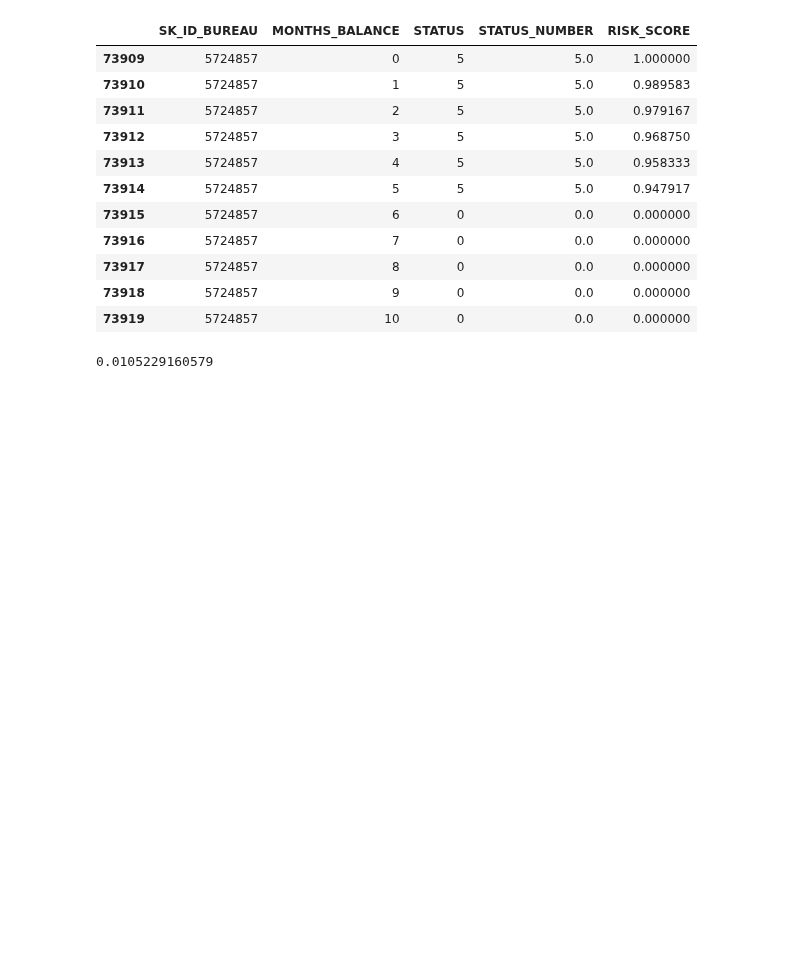
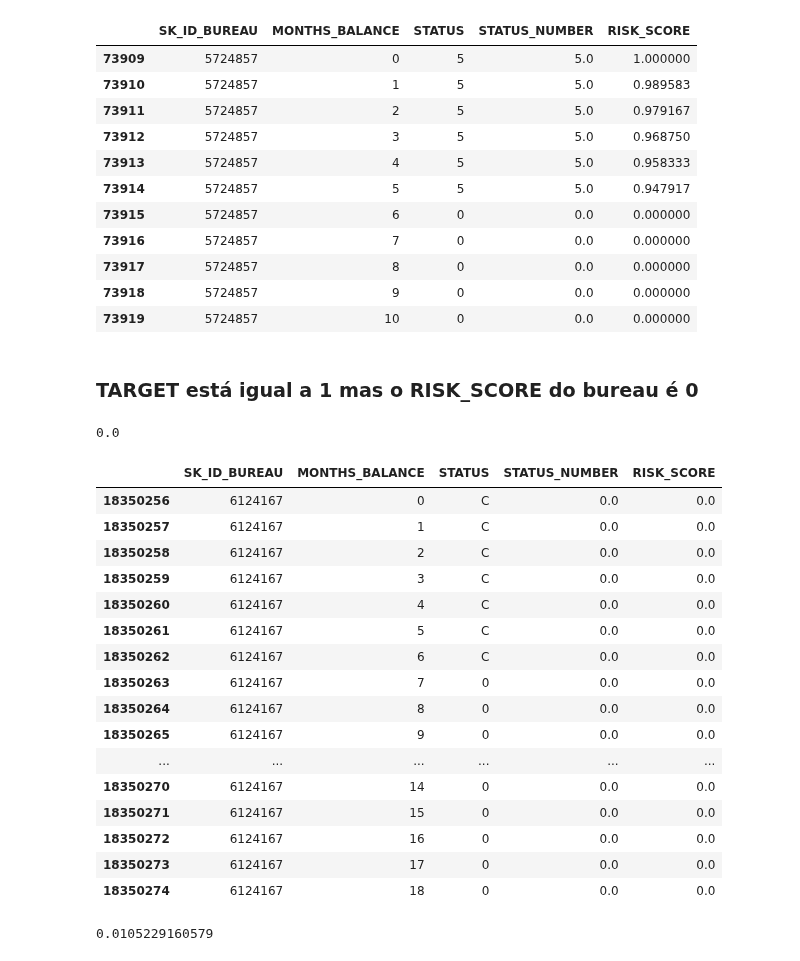
Before and after one commit to thiagobrito/home-credit-default-risk, a Jupyter notebook: bureau-balance.ipynb, the cells around one changed output. Drawn from its saved outputs; the diff is of its cells as text; code cells hidden in the pictures; blank space fills up the shorter version.

```diff
--- a/bureau-balance.ipynb
+++ b/bureau-balance.ipynb
@@ -389,6 +499,30 @@ bureau_balance_df[bureau_balance_df.SK_ID_BUREAU == 5724857]
 | 73917 | 5724857 | 8 | 0 | 0.0 | 0.000000 |
 | 73918 | 5724857 | 9 | 0 | 0.0 | 0.000000 |
 | 73919 | 5724857 | 10 | 0 | 0.0 | 0.000000 |
+# %% [markdown]
+### TARGET está igual a 1 mas o RISK_SCORE do bureau é 0
+# %%
+print(bureau_balance_df[bureau_balance_df.SK_ID_BUREAU == 6124167]['RISK_SCORE'].sum())
+bureau_balance_df[bureau_balance_df.SK_ID_BUREAU == 6124167]
+# %% [output]
+0.0
+|  | SK_ID_BUREAU | MONTHS_BALANCE | STATUS | STATUS_NUMBER | RISK_SCORE |
+| 18350256 | 6124167 | 0 | C | 0.0 | 0.0 |
+| 18350257 | 6124167 | 1 | C | 0.0 | 0.0 |
+| 18350258 | 6124167 | 2 | C | 0.0 | 0.0 |
+| 18350259 | 6124167 | 3 | C | 0.0 | 0.0 |
+| 18350260 | 6124167 | 4 | C | 0.0 | 0.0 |
+| 18350261 | 6124167 | 5 | C | 0.0 | 0.0 |
+| 18350262 | 6124167 | 6 | C | 0.0 | 0.0 |
+| 18350263 | 6124167 | 7 | 0 | 0.0 | 0.0 |
+| 18350264 | 6124167 | 8 | 0 | 0.0 | 0.0 |
+| 18350265 | 6124167 | 9 | 0 | 0.0 | 0.0 |
+| ... | ... | ... | ... | ... | ... |
+| 18350270 | 6124167 | 14 | 0 | 0.0 | 0.0 |
+| 18350271 | 6124167 | 15 | 0 | 0.0 | 0.0 |
+| 18350272 | 6124167 | 16 | 0 | 0.0 | 0.0 |
+| 18350273 | 6124167 | 17 | 0 | 0.0 | 0.0 |
+| 18350274 | 6124167 | 18 | 0 | 0.0 | 0.0 |
 # %%
 # Ultimos 4 meses mais recentes atrasados
 print(bureau_balance_df[bureau_balance_df.SK_ID_BUREAU == 6570709]['RISK_SCORE'].sum())
```
Also changed, not shown: parts of 20 cells of this notebook, 14 other files.
